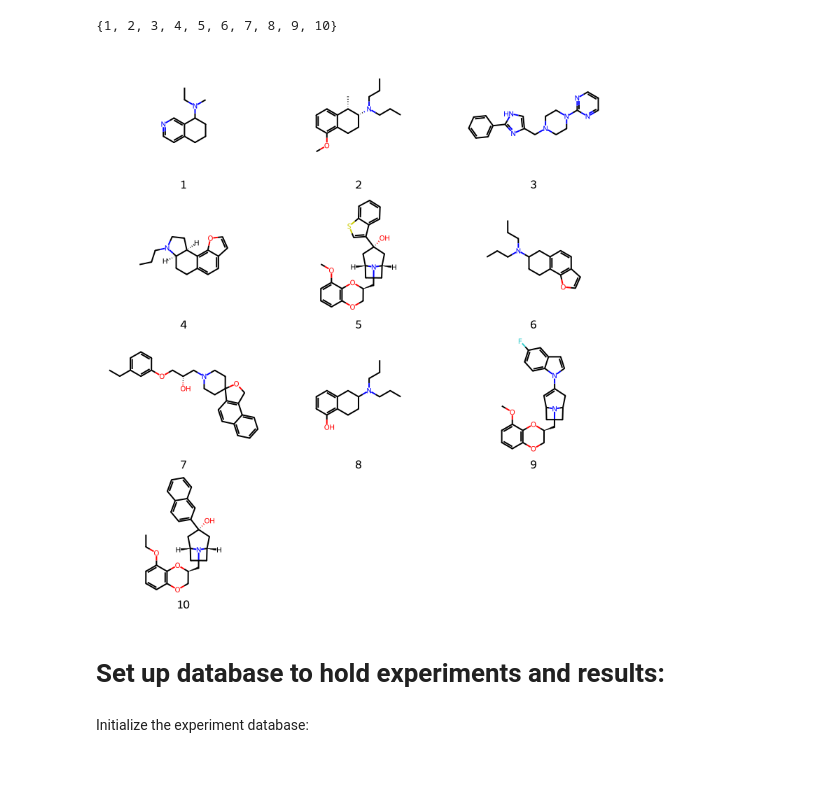
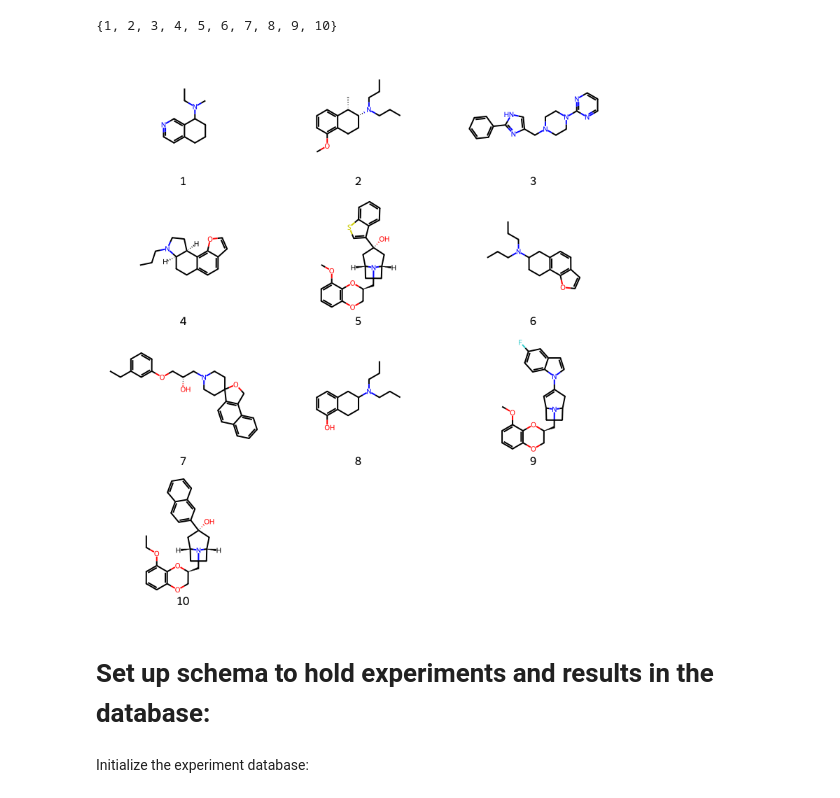
Before and after one commit to rinikerlab/lightweight-registration, a Jupyter notebook: demos/02_computational_experiment_1.ipynb, the cells around one changed output. Drawn from its saved outputs; the diff is of its cells as text; code cells hidden in the pictures; blank space fills up the shorter version.

```diff
--- a/demos/02_computational_experiment_1.ipynb
+++ b/demos/02_computational_experiment_1.ipynb
@@ -56,6 +56,7 @@ config['dbtype'] = 'postgresql'
 config['dbname'] = 'lwreg_experiments_demo'
 # be explicit about what our standardization is:
 config['standardization'] = standardization_lib.ChargeParent()
+lwreg.set_default_config(config)
 # %% [markdown]
 Initialize the database. **Note** that this erases everything in the current database, so be very careful with this command!
 # %%
@@ -70,7 +73,7 @@ from rdkit import RDLogger
 RDLogger.DisableLog('rdApp.info')
 # %%
 # now bulk register. We want to also collect IDs of compounds which were already registered.
-reg_ids = lwreg.bulk_register(mols=ms,config=config,failOnDuplicate=False)
+reg_ids = lwreg.bulk_register(mols=ms,failOnDuplicate=False)
 reg_ids = set(reg_ids)
 print(f'Registered {len(reg_ids)} unique compounds.')
 # %% [output]
@@ -82,13 +85,13 @@ reg_ids
 # %% [output]
 {1, 2, 3, 4, 5, 6, 7, 8, 9, 10}
 # %%
-mol_data = lwreg.retrieve(ids=list(reg_ids),config=config)
-mids,new_mols = zip(*[(mid,Chem.MolFromMolBlock(d)) for mid,d,_ in mol_data])
+mol_data = lwreg.retrieve(ids=list(reg_ids))
+mids,new_mols = zip(*[(mid,Chem.MolFromMolBlock(d)) for mid,(d,_) in mol_data.items()])
 Draw.MolsToGridImage(new_mols,legends=[str(x) for x in mids],molsPerRow=3,subImgSize=(250,200))
 # %% [output]
-[figure, old version]
+[figure, new version]
 # %% [markdown]
-# Set up database to hold experiments and results:
+# Set up schema to hold experiments and results in the database:
 # %% [markdown]
 Initialize the experiment database:
 # %%
```
Also changed, not shown: parts of 6 cells of this notebook, 2 other files.
